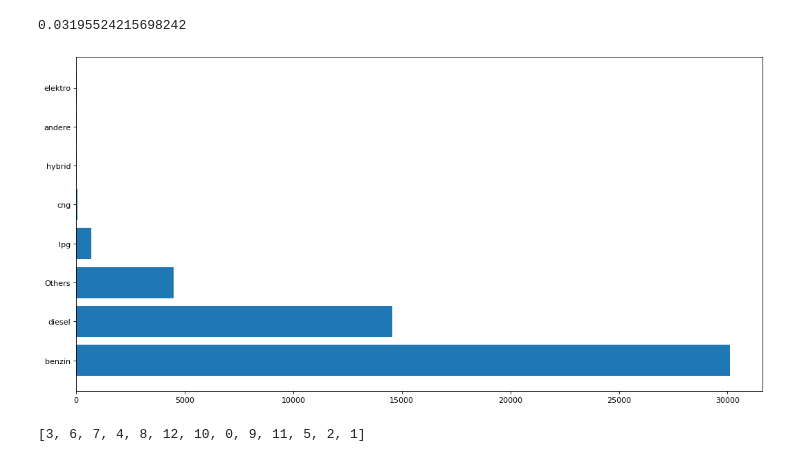
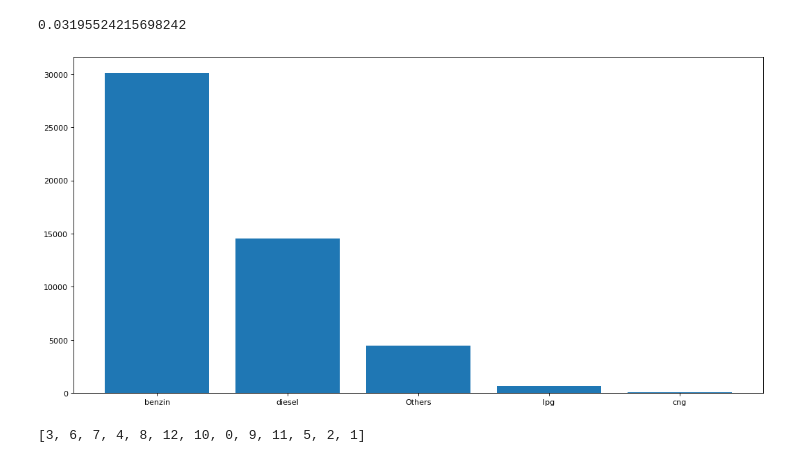
Before and after one commit to ndangalasinh/dataquest_exploring_ebay_car_sales, a Jupyter notebook: dataquest_exploring_ebay_car_sales.ipynb, the cells around one changed output. Saved outputs shown, nothing was run; the diff lists cells and outputs as text; code cells hidden in the pictures.

```diff
--- a/dataquest_exploring_ebay_car_sales.ipynb
+++ b/dataquest_exploring_ebay_car_sales.ipynb
@@ -322,12 +322,12 @@ end - start
 # %% [output]
 0.03195524215698242
 # %%
-x, y = zip(*fuel_type) # unpack a list of pairs into two tuples
+x, y = zip(*fuel_type[:5]) # unpack a list of pairs into two tuples
 plt.figure(figsize=(16, 8), dpi=80)
-plt.barh(x,y)
+plt.bar(x,y)
 plt.show()
 # %% [output]
-[figure, old version]
+[figure, new version]
 # %%
 list(sales_auto['month_of_registration'].unique())
 # %% [output]
```
Also changed, not shown: parts of 4 cells of this notebook.
